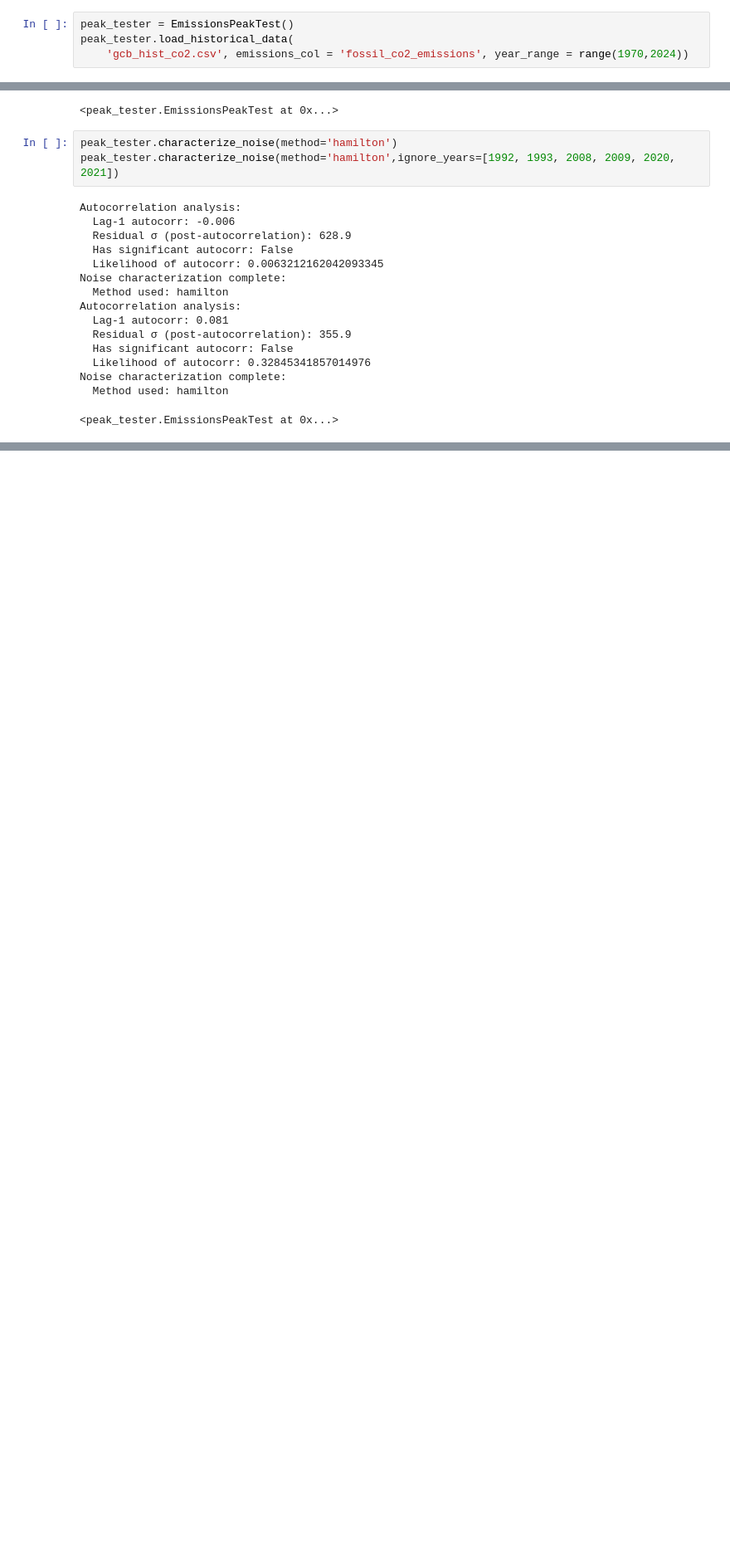
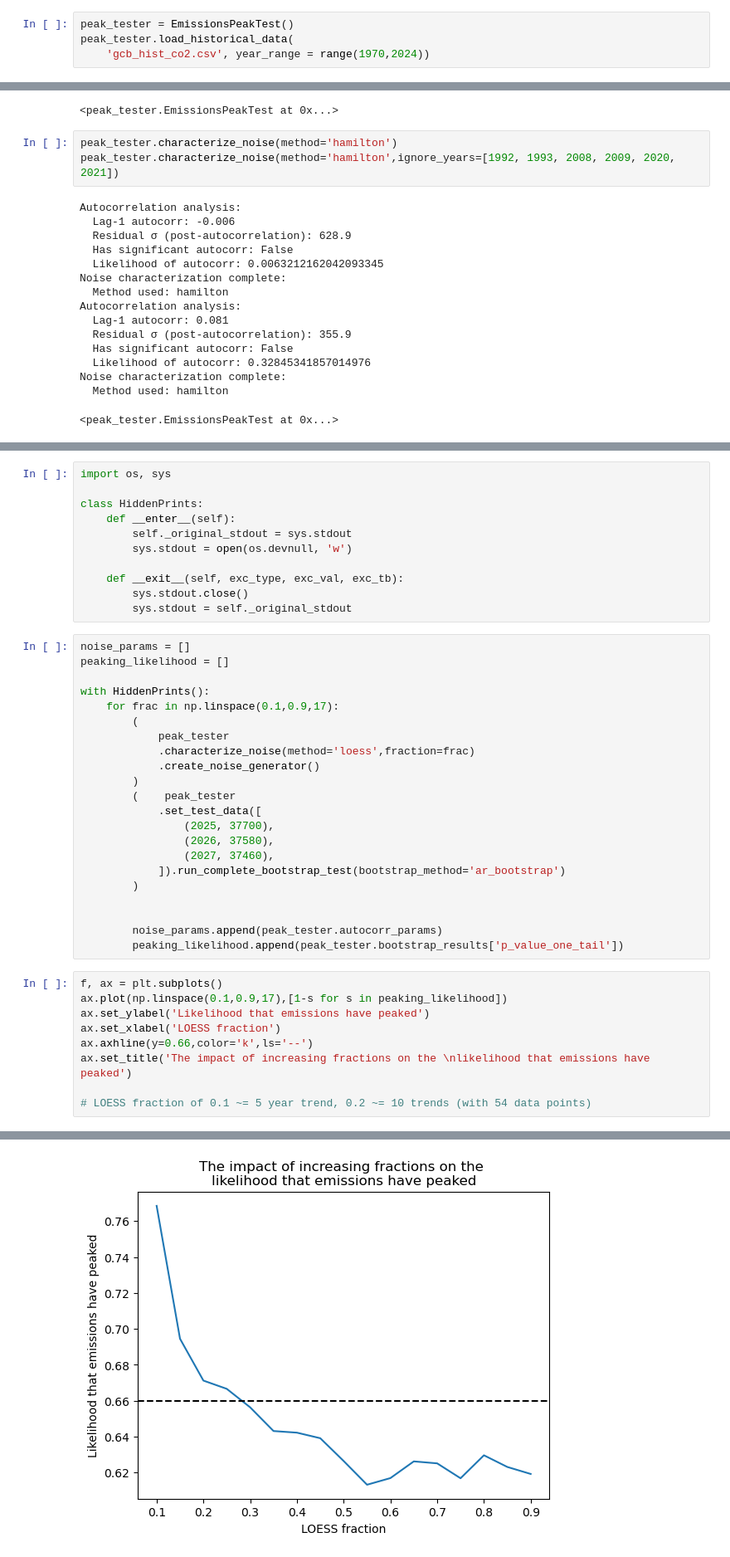
Before and after one commit to nezzag/peaking_test, a Jupyter notebook: notebooks/test_peaker.ipynb, the cells around one changed output, grey strips where cells are left out. Shown: that part at 83% size. Drawn from its saved outputs; the diff is of its cells as text; blank space fills up the shorter version.

Commit message:
Update notebook to enable investigation of LOESS fraction

```diff
--- a/notebooks/test_peaker.ipynb
+++ b/notebooks/test_peaker.ipynb
@@ -34,7 +28,7 @@ import seaborn as sns
 # %%
 peak_tester = EmissionsPeakTest()
 peak_tester.load_historical_data(
-    'gcb_hist_co2.csv', emissions_col = 'fossil_co2_emissions', year_range = range(1970,2024))
+    'gcb_hist_co2.csv', year_range = range(1970,2024))
 # %% [output]
 Loaded historical data: 1970-2023
 Data points: 54
@@ -102,0 +174,43 @@ Noise characterization complete:
+# %%
+import os, sys
+
+class HiddenPrints:
+    def __enter__(self):
+        self._original_stdout = sys.stdout
+        sys.stdout = open(os.devnull, 'w')
+
+    def __exit__(self, exc_type, exc_val, exc_tb):
+        sys.stdout.close()
+        sys.stdout = self._original_stdout
+# %%
+noise_params = []
+peaking_likelihood = []
+
+with HiddenPrints():
+    for frac in np.linspace(0.1,0.9,17):
+        (
+            peak_tester
+            .characterize_noise(method='loess',fraction=frac)
+            .create_noise_generator()
+        )
+        (    peak_tester
+            .set_test_data([
+                (2025, 37700),
+                (2026, 37580),
+                (2027, 37460),
+            ]).run_complete_bootstrap_test(bootstrap_method='ar_bootstrap')
+        )
+
+
+        noise_params.append(peak_tester.autocorr_params)
+        peaking_likelihood.append(peak_tester.bootstrap_results['p_value_one_tail'])
+# %%
+f, ax = plt.subplots()
+ax.plot(np.linspace(0.1,0.9,17),[1-s for s in peaking_likelihood])
+ax.set_ylabel('Likelihood that emissions have peaked')
+ax.set_xlabel('LOESS fraction')
+ax.axhline(y=0.66,color='k',ls='--')
+ax.set_title('The impact of increasing fractions on the \nlikelihood that emissions have peaked')
+
+# LOESS fraction of 0.1 ~= 5 year trend, 0.2 ~= 10 trends (with 54 data points)
+# %% [output]
@@ -102,0 +218 @@ Noise characterization complete:
+[figure, added]
```
Also changed, not shown: parts of 39 cells of this notebook, 1 other file.
